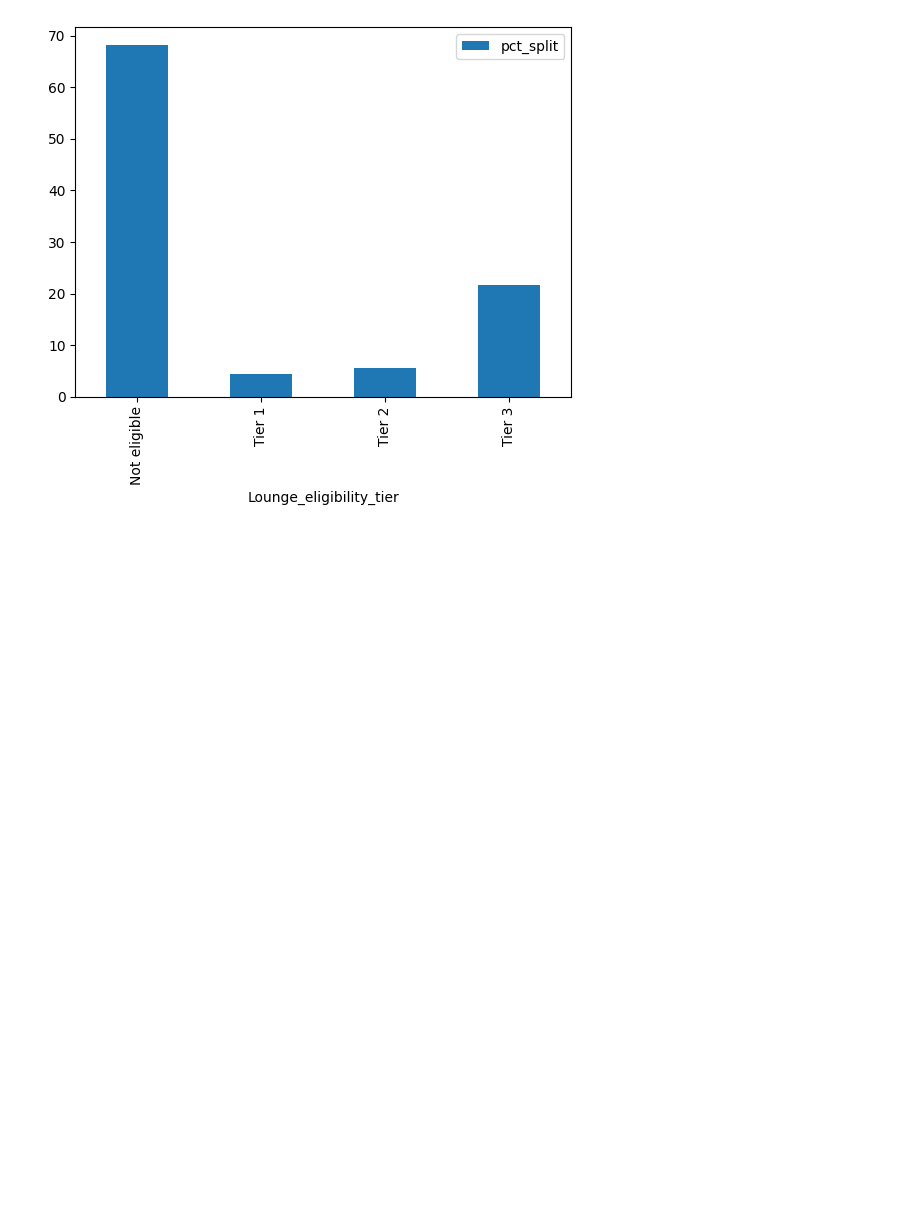
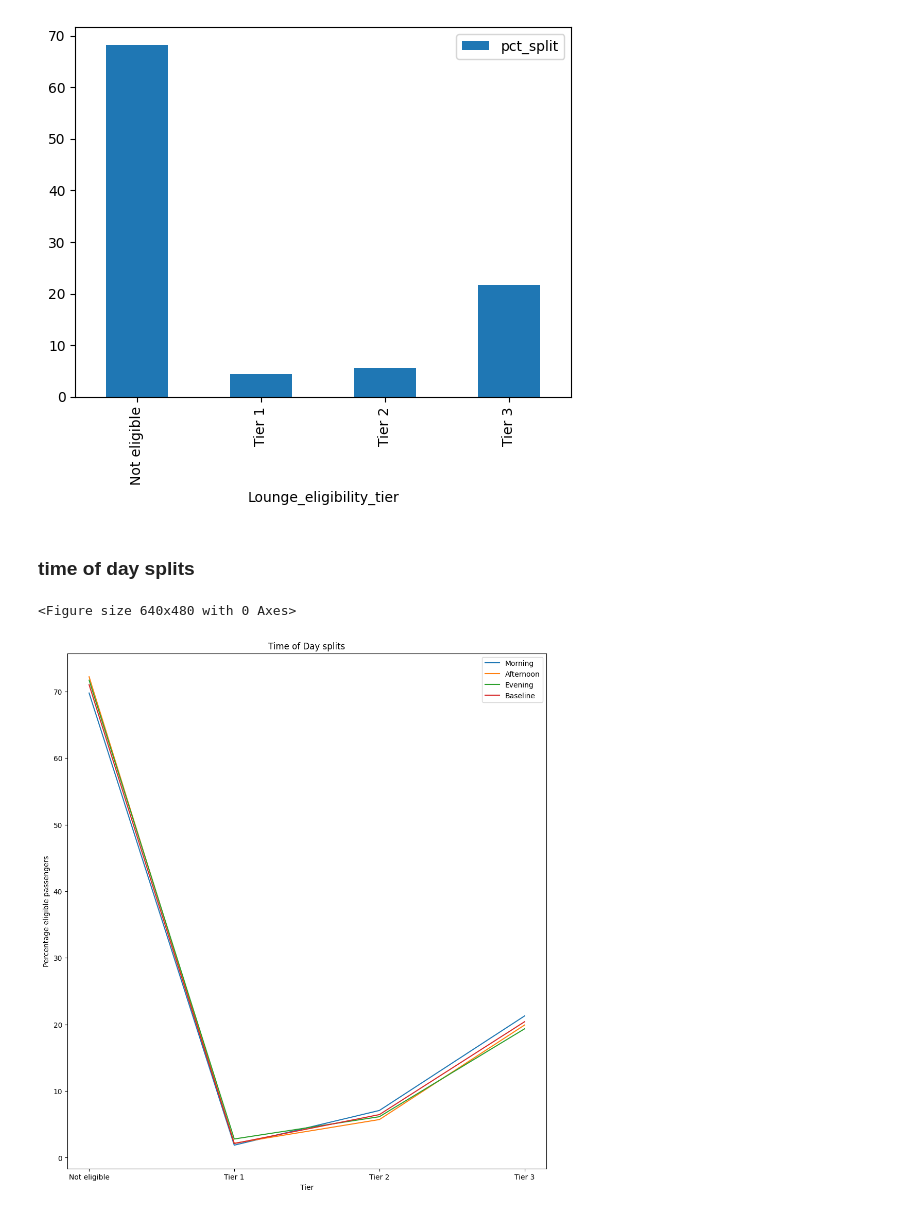
Before and after one commit to archied98/HackathonRepo, a Jupyter notebook: plots.ipynb, the cells around one changed output. Drawn from its saved outputs; the diff is of its cells as text; code cells hidden in the pictures; blank space fills up the shorter version.

Commit message:
plot additions

```diff
--- a/plots.ipynb
+++ b/plots.ipynb
@@ -421,0 +477,6 @@ display(df_wb_tsplit)
+# %%
+df_morning_split = df_pen[['Lounge_eligibility_tier','pax','time_cat']]
+df_morning_split = df_morning_split[df_morning_split['time_cat'] == 'Morning'].groupby(['Lounge_eligibility_tier']).agg({'pax':'sum'})
+df_morning_split['pct_split'] = df_morning_split.pax / df_morning_split.pax.sum() * 100
+df_morning_split = df_morning_split.reset_index(level = 0)
+display(df_morning_split)
@@ -421,0 +491,6 @@ display(df_wb_tsplit)
+# %%
+df_afternoon_split = df_pen[['Lounge_eligibility_tier','pax','time_cat']]
+df_afternoon_split = df_afternoon_split[df_afternoon_split['time_cat'] == 'Afternoon'].groupby(['Lounge_eligibility_tier']).agg({'pax':'sum'})
+df_afternoon_split['pct_split'] = df_afternoon_split.pax / df_afternoon_split.pax.sum() * 100
+df_afternoon_split = df_afternoon_split.reset_index(level = 0)
+display(df_afternoon_split)
@@ -421,0 +505,6 @@ display(df_wb_tsplit)
+# %%
+df_evening_split = df_pen[['Lounge_eligibility_tier','pax','time_cat']]
+df_evening_split = df_evening_split[df_evening_split['time_cat'] == 'Evening'].groupby(['Lounge_eligibility_tier']).agg({'pax':'sum'})
+df_evening_split['pct_split'] = df_evening_split.pax / df_evening_split.pax.sum() * 100
+df_evening_split = df_evening_split.reset_index(level = 0)
+display(df_evening_split)
@@ -446,3 +541,29 @@ df_wb_tsplit.plot(x = 'Lounge_eligibility_tier', y = 'pct_split', kind = 'bar')
 # %% [output]
 <AxesSubplot: xlabel='Lounge_eligibility_tier'>
 [figure]
+# %% [markdown]
+### time of day splits
+# %%
+fig_time = plt.figure()
+
+x = ['Not eligible', 'Tier 1', 'Tier 2', 'Tier 3']
+y_base = df_tier_baseline1['pct_split'].to_numpy()
+y_morning = df_morning_split['pct_split'].to_numpy()
+y_afternoon = df_afternoon_split['pct_split'].to_numpy()
+y_evening = df_evening_split['pct_split'].to_numpy()
+
+fig_time, ax = plt.subplots()
+ax.plot(x, y_morning, label = 'Morning')
+ax.plot(x, y_afternoon, label = 'Afternoon')
+ax.plot(x, y_evening, label = 'Evening')
+ax.plot(x, y_base, label = 'Baseline')
+
+ax.set_xlabel('Tier')
+ax.set_ylabel('Percentage eligible passengers')
+ax.set_title('Time of Day splits')
+ax.legend()
+fig_time.set_size_inches(12,13)
+fig_time.set_dpi(100)
+# %% [output]
+<Figure size 640x480 with 0 Axes>
+[figure, added]
```
Also changed, not shown: parts of 23 cells of this notebook.
